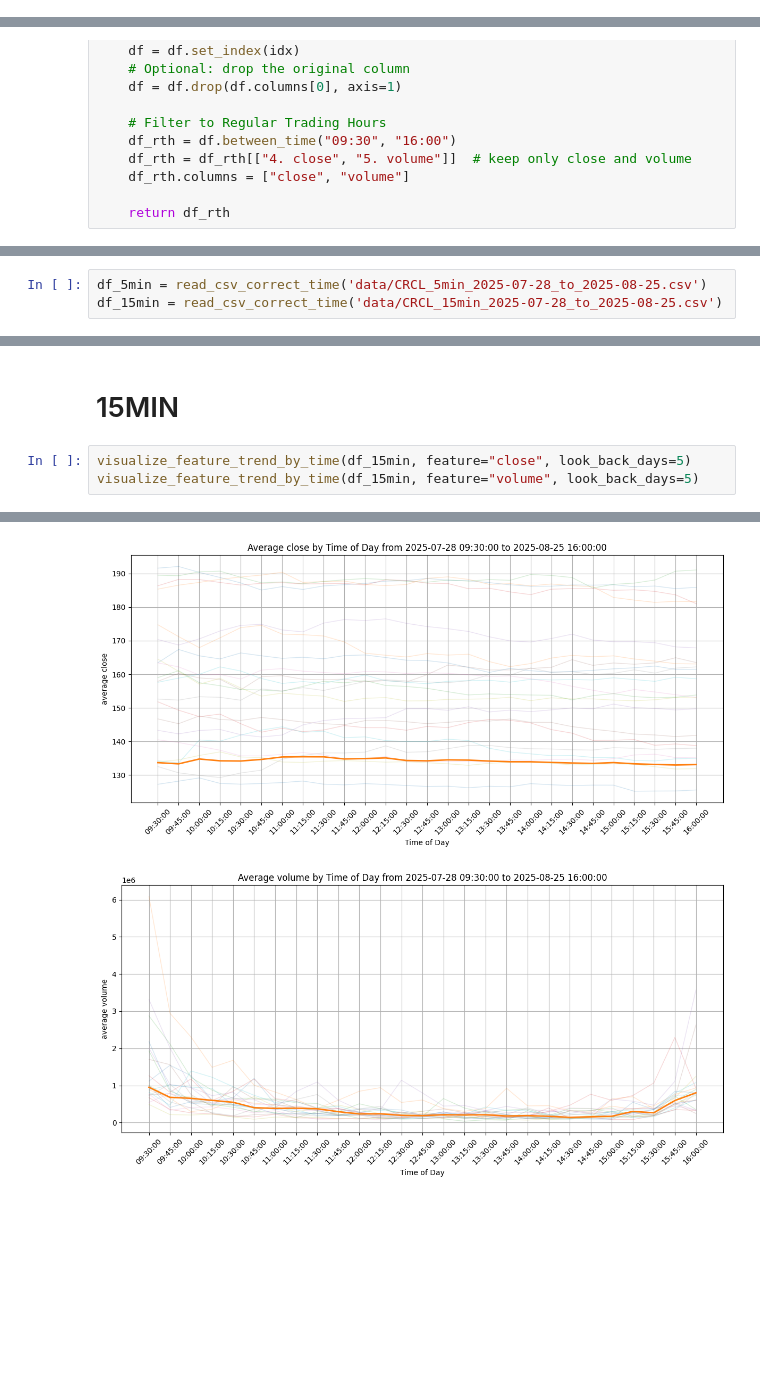
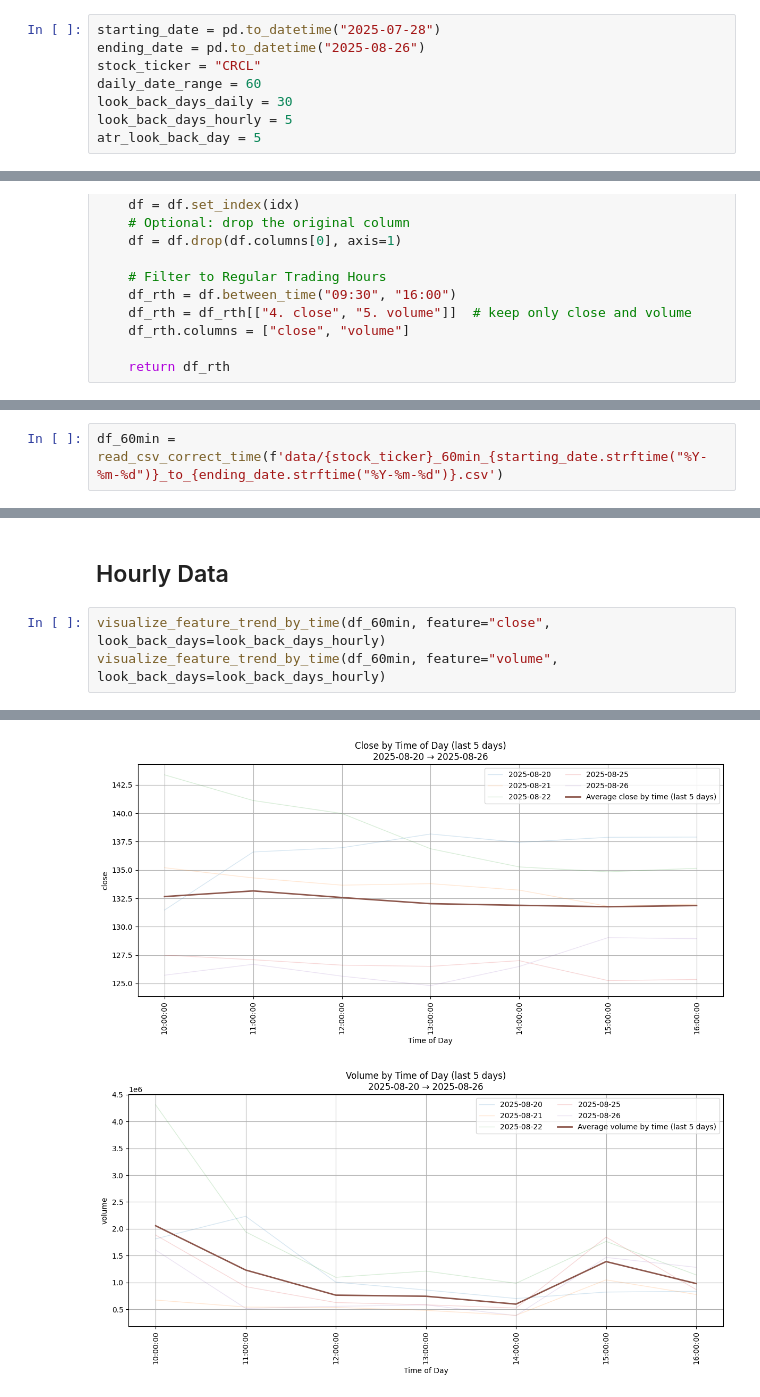
Before and after one commit to LINGUOREN369/ATR-Sigma_RVOL_Strategy, a Jupyter notebook: visualization.ipynb, the cells around one changed output, grey strips where cells are left out. Drawn from its saved outputs; the diff is of its cells as text; blank space fills up the shorter version.

```diff
--- a/visualization.ipynb
+++ b/visualization.ipynb
@@ -26,3 +14,11 @@ import seaborn as sns
+# %%
+starting_date = pd.to_datetime("2025-07-28")
+ending_date = pd.to_datetime("2025-08-26")
+stock_ticker = "CRCL"
+daily_date_range = 60
+look_back_days_daily = 30
+look_back_days_hourly = 5
+atr_look_back_day = 5
 # %%
 def read_csv_correct_time(file_path, assume="ET"):
     """
@@ -62,4 +60,3 @@ def read_csv_correct_time(file_path, assume="ET"):
 # %%
-df_5min = read_csv_correct_time('data/CRCL_5min_2025-07-28_to_2025-08-25.csv')
-df_15min = read_csv_correct_time('data/CRCL_15min_2025-07-28_to_2025-08-25.csv')
+df_60min = read_csv_correct_time(f'data/{stock_ticker}_60min_{starting_date.strftime("%Y-%m-%d")}_to_{ending_date.strftime("%Y-%m-%d")}.csv')
 # %%
@@ -138,6 +126,6 @@ Name: Average volume, Length: 79, dtype: float64
 # %% [markdown]
-# 15MIN
+## Hourly Data
 # %%
-visualize_feature_trend_by_time(df_15min, feature="close", look_back_days=5)
-visualize_feature_trend_by_time(df_15min, feature="volume", look_back_days=5)
+visualize_feature_trend_by_time(df_60min, feature="close", look_back_days=look_back_days_hourly)
+visualize_feature_trend_by_time(df_60min, feature="volume", look_back_days=look_back_days_hourly)
 # %% [output]
@@ -144,2 +140,2 @@ visualize_feature_trend_by_time(df_15min, feature="volume", look_back_days=5)
-[figure, old version]
+[figure, new version]
-[figure, old version]
+[figure, new version]
```
Also changed, not shown: parts of 24 cells of this notebook, 13 other files.
